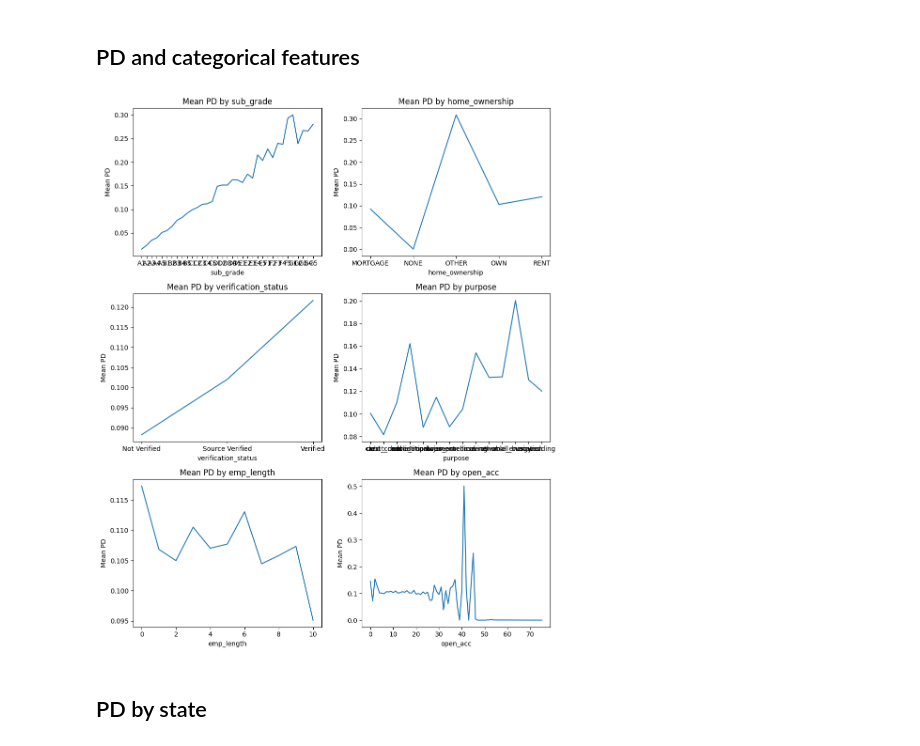
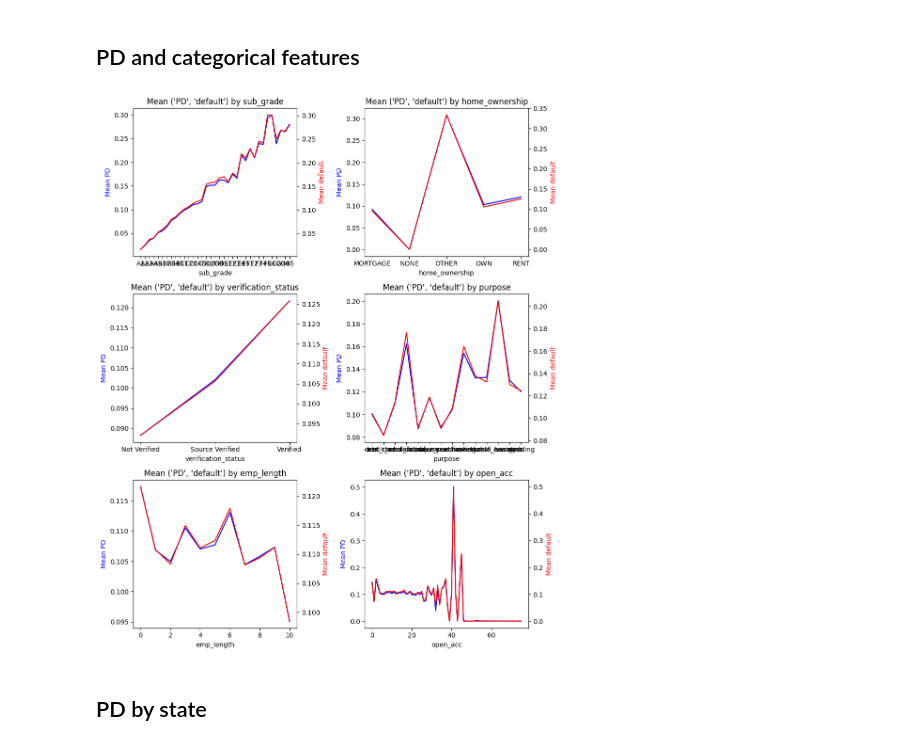
Before and after one commit to MYOUSSF/CreditRisk, a Jupyter notebook: Probability_of_Default_Modelling.ipynb, the cells around one changed output. Cells and saved outputs as stored; diff of their text form; code cells hidden in the pictures.

Commit message:
added mean PD vs mean features

```diff
--- a/Probability_of_Default_Modelling.ipynb
+++ b/Probability_of_Default_Modelling.ipynb
@@ -918,3 +909,14 @@ biserials[biserials['r_pb'].abs()>0.1]
 | 25 | last_pymnt_amnt | -0.167306 | 0.0 |
 | 35 | Since_last_pymnt | 0.244735 | 0.0 |
 | 36 | Since_last_credit_pull | 0.133545 | 0.0 |
+# %%
+from scipy.stats import ks_2samp
+
+results = []
+
+for col in df.select_dtypes('float').columns:
+    ks_stat, p_value = ks_2samp(df['default'], df[col])
+    results.append({'Variable': col, 'KS': ks_stat, 'p_value': p_value})
+
+KS_scores = pd.DataFrame(results)
+KS_scores.sort_values(by=['KS'],ascending=False).iloc[:20]
@@ -977,8 +991,10 @@ from sklearn.model_selection import train_test_split
 from sklearn.metrics import accuracy_score, classification_report
 
 # Separate features and target variable
-X = df.drop('default', axis=1)  # Features
-y = df['default']                # Target variable
+X = df.copy()
+y = X['default']               # Target variable
+X = X.drop('default', axis=1)  # Features
+
 
 # Convert categorical columns to 'category' dtype
 for col in categorical:
@@ -1079,35 +1095,45 @@ plt.show()
 # %% [markdown]
 ## PD and categorical features
 # %%
-X = X_test.copy()
-X['PD'] = y_pred_prob
+U = X_test.copy()
+U['PD'] = y_pred_prob
+U['default'] = y_test
 # %%
-def plot_PD_mean_by_category(df, features, target, n_cols=3):
+import matplotlib.pyplot as plt
+import seaborn as sns
+import math
+
+def plot_PD_mean_by_category(df, features, target1, target2, n_cols=3):
     n_rows = math.ceil(len(features) / n_cols)
 
     fig, axes = plt.subplots(n_rows, n_cols, figsize=(n_cols * 5, n_rows * 4))
     axes = axes.flatten()
 
     for idx, col in enumerate(features):
-        mean_values = df.groupby(col, observed=False)[target].mean().reset_index()
+        mean_target1 = df.groupby(col, observed=False)[target1].mean().reset_index()
+        mean_target2 = df.groupby(col, observed=False)[target2].mean().reset_index()
 
-        sns.lineplot(x=col, y=target, data=mean_values, ax=axes[idx])
-        axes[idx].set_title(f'Mean {target} by {col}')
+        sns.lineplot(x=col, y=target1, data=mean_target1, ax=axes[idx], color='b')
+        axes[idx].set_title(f'Mean {target1, target2} by {col}')
         axes[idx].set_xlabel(col)
-        axes[idx].set_ylabel(f'Mean {target}')
+        axes[idx].set_ylabel(f'Mean {target1}', color='b')
 
-    # Hide any empty subplots
+        ax2 = axes[idx].twinx()
+        sns.lineplot(x=col, y=target2, data=mean_target2, ax=ax2, color='r')
+        ax2.set_ylabel(f'Mean {target2}', color='r')
+
     for i in range(len(features), len(axes)):
         axes[i].axis('off')
 
     plt.tight_layout()
     plt.show()
 
+
 features = ['sub_grade', 'home_ownership', 'verification_status',
             'purpose', 'emp_length', 'open_acc']
-plot_PD_mean_by_category(X, features, 'PD', n_cols=2)
+plot_PD_mean_by_category(U, features, 'PD', 'default', n_cols=2)
 # %% [output]
-[figure, old version]
+[figure, new version]
 # %% [markdown]
 ## PD by state
 # %%
```
Also changed, not shown: parts of 9 cells of this notebook.
